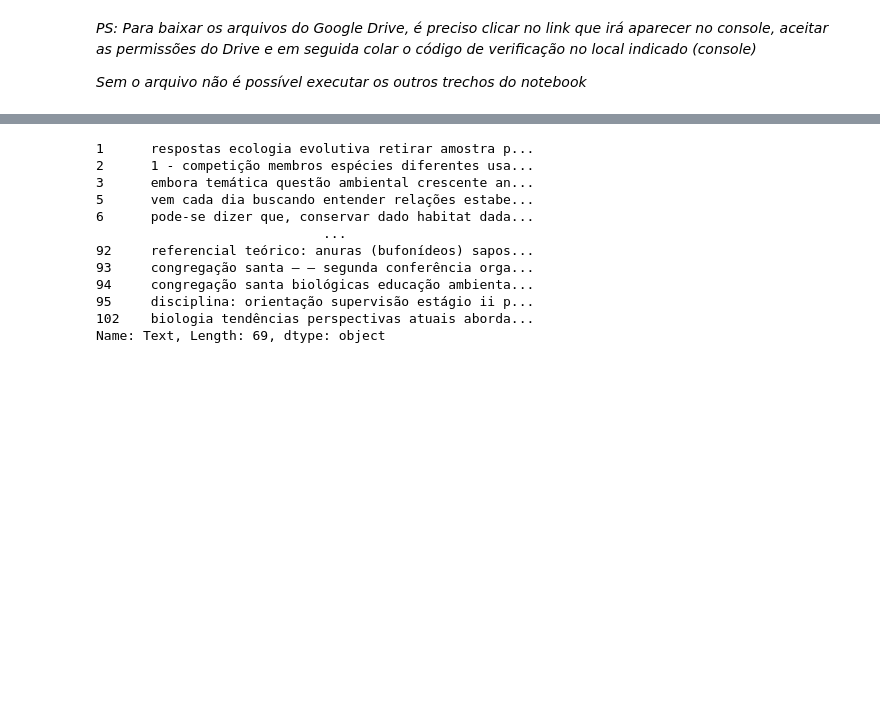
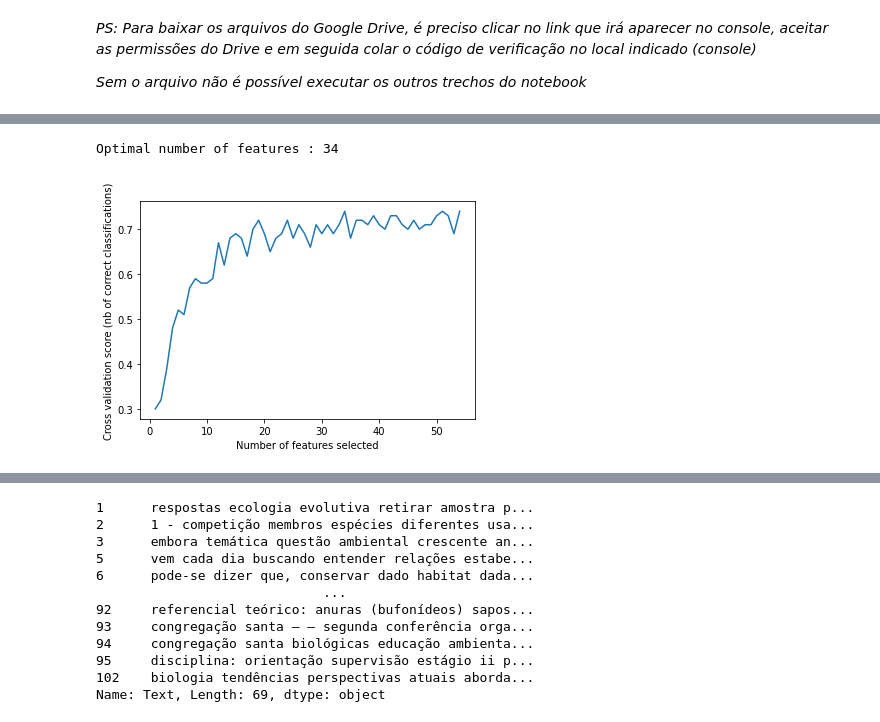
Before and after one commit to Daanielvb/authorship-classification, a Jupyter notebook: Authorship_classification.ipynb, the cells around one changed output, grey strips where cells are left out. Drawn from its saved outputs; the diff is of its cells as text; code cells hidden in the pictures; blank space fills up the shorter version.

```diff
--- a/Authorship_classification.ipynb
+++ b/Authorship_classification.ipynb
@@ -87,6 +119,8 @@ Drive already mounted at /content/drive; to attempt to forcibly remount, call dr
 # read dataset
 df = pd.read_csv(filename)
 raw_df = pd.read_csv(raw_filename)
+df_news = pd.read_csv(news_filename)
+
 
 # Remove single class entries (We need at least 3 samples of an author)#
 df = df.groupby('Author').filter(lambda x: len(x) > 3)
@@ -93,0 +159,13 @@ raw_df = raw_df.groupby('Author').filter(lambda x: len(x) > 3)
+# %%
+# Feature selection
+
+# Baseline (Variance threshold):
+threshold=(.01)
+selector = VarianceThreshold(threshold)
+selector.fit(df)
+
+df.columns[selector.get_support(indices=True)] # 20 features, data has very low variance (features are mostly very close)
+
+selector.fit(df_news)
+
+df_news.columns[selector.get_support(indices=True)]
@@ -94,2 +352,21 @@ raw_df = raw_df.groupby('Author').filter(lambda x: len(x) > 3)
+# %%
+svc = RandomForestClassifier(n_estimators=200)
+# The "accuracy" scoring is proportional to the number of correct
+# classifications
+rfecv = RFECV(estimator=svc, step=1, cv=5,
+              scoring='accuracy')
+rfecv.fit(df_news, y_news)
+
+print("Optimal number of features : %d" % rfecv.n_features_)
+
+# Plot number of features VS. cross-validation scores
+plt.figure()
+plt.xlabel("Number of features selected")
+plt.ylabel("Cross validation score (nb of correct classifications)")
+plt.plot(range(1, len(rfecv.grid_scores_) + 1), rfecv.grid_scores_)
+plt.show()
+# %% [output]
+Optimal number of features : 34
+[figure, added]
 # %%
 # Visualize data
```
Also changed, not shown: parts of 50 cells of this notebook.
